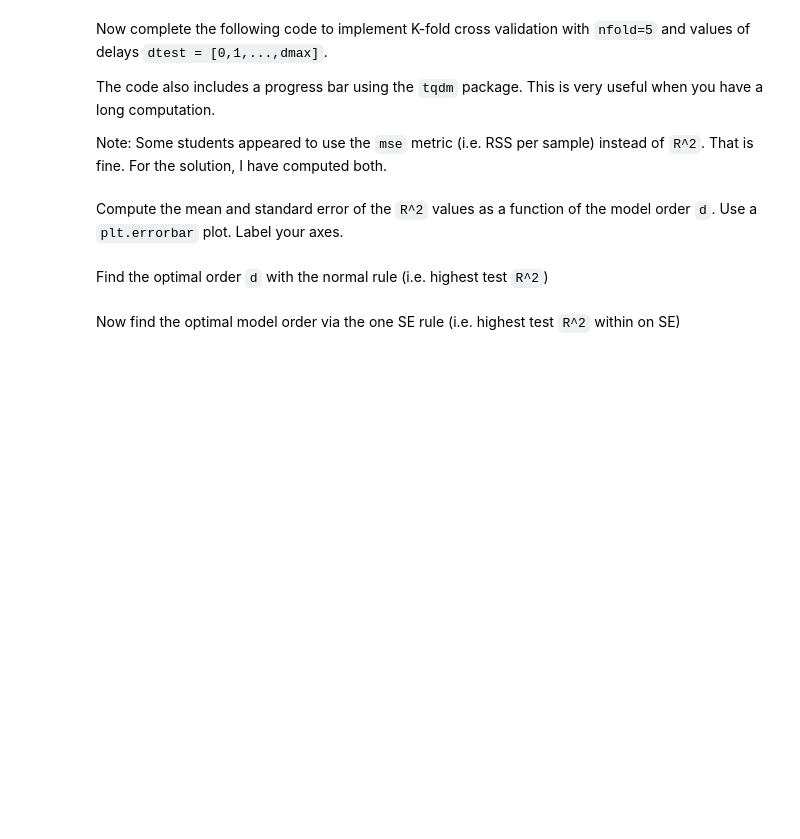
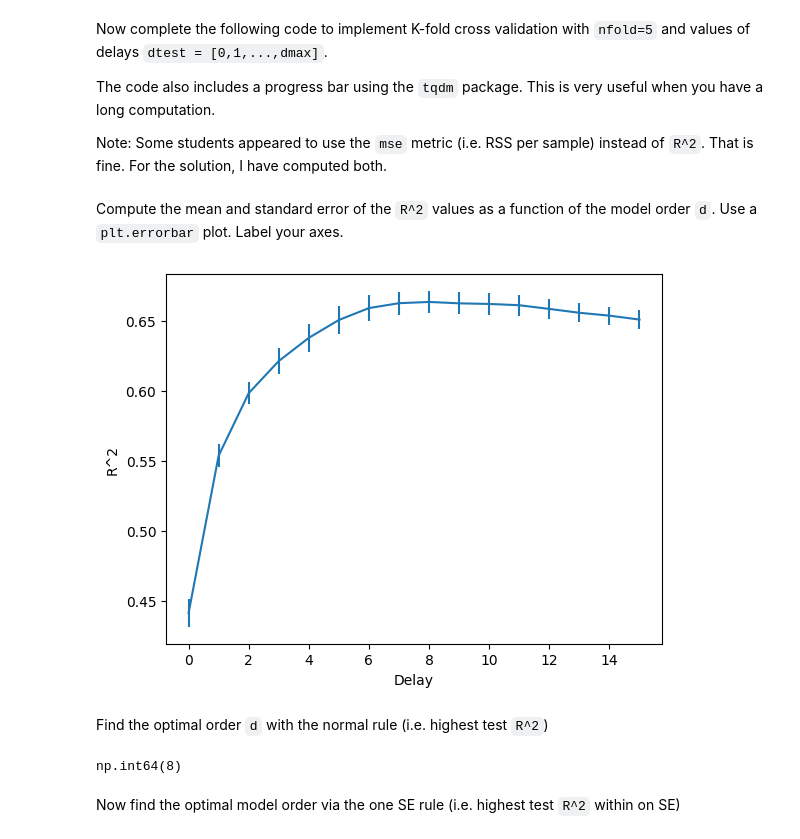
Before and after one commit to tp1000d/introml, a Jupyter notebook: unit04_model_sel/lab_neural_partial.ipynb, the cells around one changed output. Drawn from its saved outputs; the diff is of its cells as text; code cells hidden in the pictures; blank space fills up the shorter version.

```diff
--- a/unit04_model_sel/lab_neural_partial.ipynb
+++ b/unit04_model_sel/lab_neural_partial.ipynb
@@ -153,8 +198,8 @@ Compute `Xred` and `yred` by taking the first `nred=6000` samples of the data `X
 nred = 6000
 
 # TODO
-# Xred = ...
-# yred = ...
+Xred = X[:nred,:]
+yred = y[:nred,:]
 # %% [markdown]
 Now complete the following code to implement K-fold cross validation with `nfold=5` and values of delays `dtest = [0,1,...,dmax]`.
 
@@ -170,10 +215,13 @@ dmax = 15  # maximum number of delays
 
 # TODO:  Create a k-fold object
 # kf = sklearn.model_selection.KFold(...)
-
+kf = sklearn.model_selection.KFold(n_splits=nfold)
 # TODO:  Model orders to be tested
 # dtest = vector [0,1,...,dmax]
 # nd = len(dtest)
+dtest = range(dmax+1)
+nd = len(dtest)
+Rsq = np.zeros((nd,nfold))
 
 # TODO.
 # Initialize a matrix Rsq to hold values of the R^2 across the model orders and folds.
@@ -190,8 +238,8 @@ for it, d in enumerate(dtest):
     # Create the delayed data using the create_dly_function from the reduced
     # data Xred, yred
     #     Xdly, ydly = create_dly_data(...)
-
-    # Loop over the folds
+    Xdly, ydly = create_dly_data(Xred, yred, d)
+        # Loop over the folds
     for isplit, Ind in enumerate(kf.split(Xdly)):
 
         # Get the training data in the split
@@ -203,10 +251,17 @@ for it, d in enumerate(dtest):
         # ytr = ...
         # Xts = ...
         # yts = ...
+        Xtr = Xdly[Itr,:]
+        ytr = ydly[Itr,:]
+        Xts = Xdly[Its,:]
+        yts = ydly[Its,:]
 
         # TODO:  Fit data on training data
-
+        Model = LinearRegression().fit(Xtr, ytr)
+        yhat = Model.predict(Xts)
         # TODO:  Measure the R^2 vale on test data and store in the matrix Rsq
+        rsq = r2_score(yts, yhat)
+        Rsq[it,isplit] = rsq
 
         pbar.update(1)
 pbar.close()
@@ -217,2 +270,12 @@ Compute the mean and standard error of the `R^2` values as a function of the mod
+# %%
+# TODO
+Rsq_mean = np.mean(Rsq, axis=1)
+Rsq_std = np.std(Rsq, axis=1)/np.sqrt(nfold)
+plt.errorbar(dtest, Rsq_mean, yerr=Rsq_std)
+plt.xlabel('Delay')
+plt.ylabel('R^2')
+plt.show()
+# %% [output]
+[figure, added]
 # %% [markdown]
 Find the optimal order `d` with the normal rule (i.e. highest test `R^2`)
@@ -221,2 +282,8 @@ Find the optimal order `d` with the normal rule (i.e. highest test `R^2`)
+# %%
+# TODO
+d = np.argmax(Rsq_mean)
+d
+# %% [output]
+np.int64(8)
 # %% [markdown]
 Now find the optimal model order via the one SE rule (i.e. highest test `R^2` within on SE)
```
Also changed, not shown: parts of 15 cells of this notebook.
